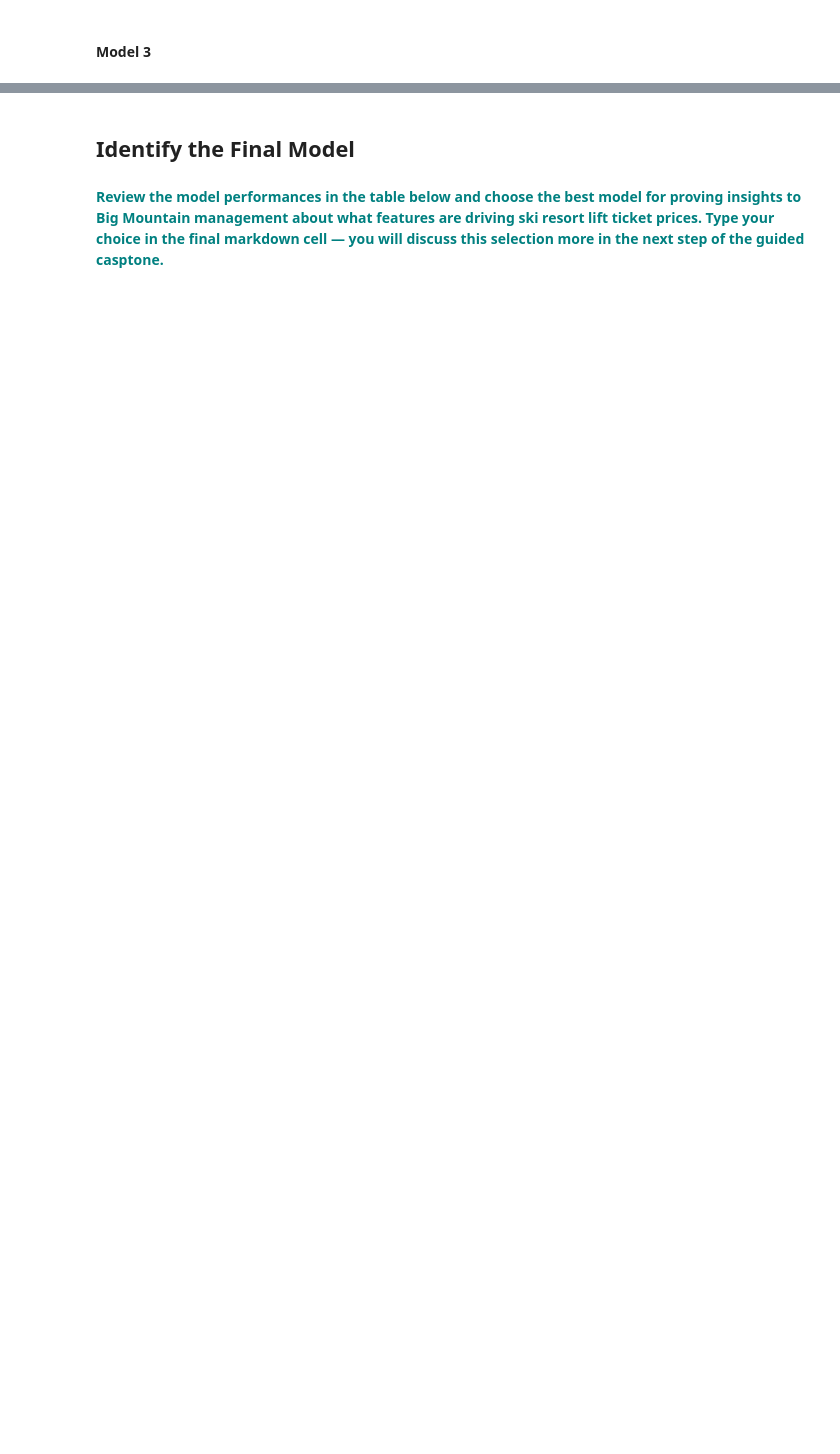
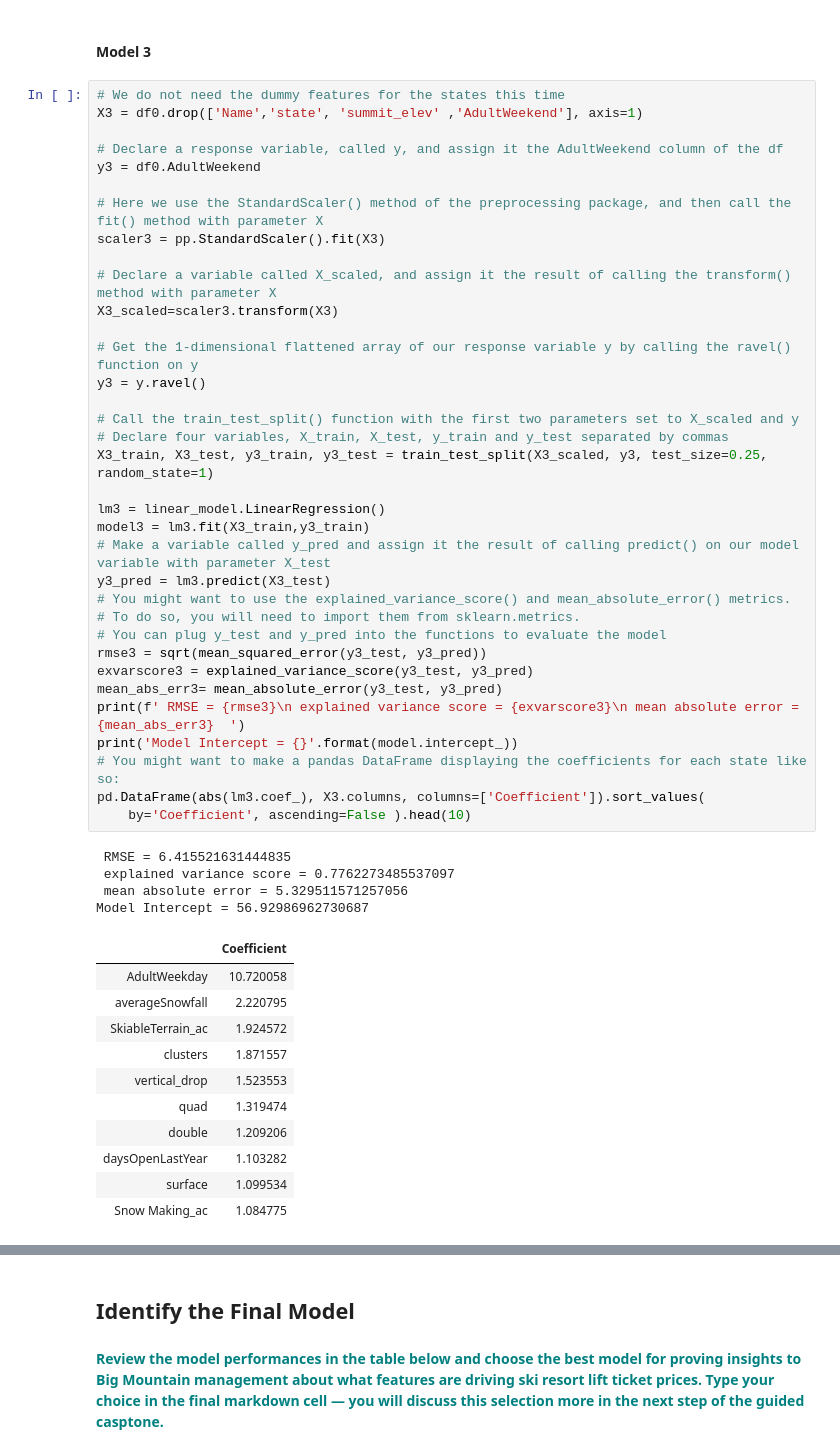
Before and after one commit to ennis-kurt/SpringBoard, a Jupyter notebook: Guided Capstone/Notebook_stepfour.ipynb, the cells around one changed output, grey strips where cells are left out. Cells and saved outputs as stored; diff of their text form; blank space fills up the shorter version.

```diff
--- a/Guided Capstone/Notebook_stepfour.ipynb
+++ b/Guided Capstone/Notebook_stepfour.ipynb
@@ -186,2 +274,53 @@ Hint: Try to construct another model using exactly the steps we followed above.
 # %% [markdown]
 #### Model 3
+# %%
+# We do not need the dummy features for the states this time
+X3 = df0.drop(['Name','state', 'summit_elev' ,'AdultWeekend'], axis=1)
+
+# Declare a response variable, called y, and assign it the AdultWeekend column of the df
+y3 = df0.AdultWeekend
+
+# Here we use the StandardScaler() method of the preprocessing package, and then call the fit() method with parameter X
+scaler3 = pp.StandardScaler().fit(X3)
+
+# Declare a variable called X_scaled, and assign it the result of calling the transform() method with parameter X
+X3_scaled=scaler3.transform(X3)
+
+# Get the 1-dimensional flattened array of our response variable y by calling the ravel() function on y
+y3 = y.ravel()
+
+# Call the train_test_split() function with the first two parameters set to X_scaled and y
+# Declare four variables, X_train, X_test, y_train and y_test separated by commas
+X3_train, X3_test, y3_train, y3_test = train_test_split(X3_scaled, y3, test_size=0.25, random_state=1)
+
+lm3 = linear_model.LinearRegression()
+model3 = lm3.fit(X3_train,y3_train)
+# Make a variable called y_pred and assign it the result of calling predict() on our model variable with parameter X_test
+y3_pred = lm3.predict(X3_test)
+# You might want to use the explained_variance_score() and mean_absolute_error() metrics.
+# To do so, you will need to import them from sklearn.metrics.
+# You can plug y_test and y_pred into the functions to evaluate the model
+rmse3 = sqrt(mean_squared_error(y3_test, y3_pred))
+exvarscore3 = explained_variance_score(y3_test, y3_pred)
+mean_abs_err3= mean_absolute_error(y3_test, y3_pred)
+print(f' RMSE = {rmse3}\n explained variance score = {exvarscore3}\n mean absolute error = {mean_abs_err3}  ')
+print('Model Intercept = {}'.format(model.intercept_))
+# You might want to make a pandas DataFrame displaying the coefficients for each state like so:
+pd.DataFrame(abs(lm3.coef_), X3.columns, columns=['Coefficient']).sort_values(
+    by='Coefficient', ascending=False ).head(10)
+# %% [output]
+ RMSE = 6.415521631444835
+ explained variance score = 0.7762273485537097
+ mean absolute error = 5.329511571257056
+Model Intercept = 56.92986962730687
+|  | Coefficient |
+| AdultWeekday | 10.720058 |
+| averageSnowfall | 2.220795 |
+| SkiableTerrain_ac | 1.924572 |
+| clusters | 1.871557 |
+| vertical_drop | 1.523553 |
+| quad | 1.319474 |
+| double | 1.209206 |
+| daysOpenLastYear | 1.103282 |
+| surface | 1.099534 |
+| Snow Making_ac | 1.084775 |
```
Also changed, not shown: parts of 15 cells of this notebook.
